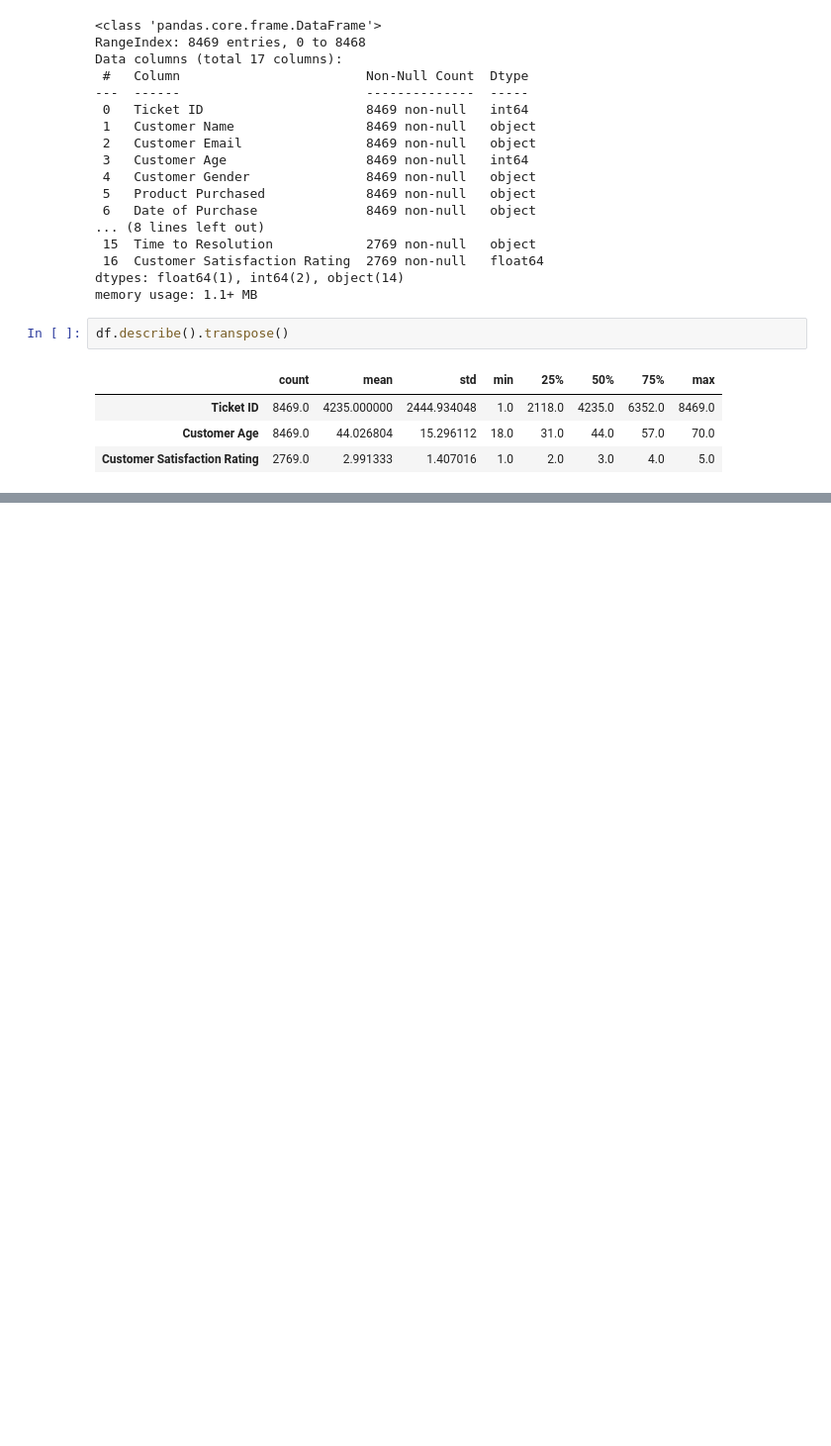
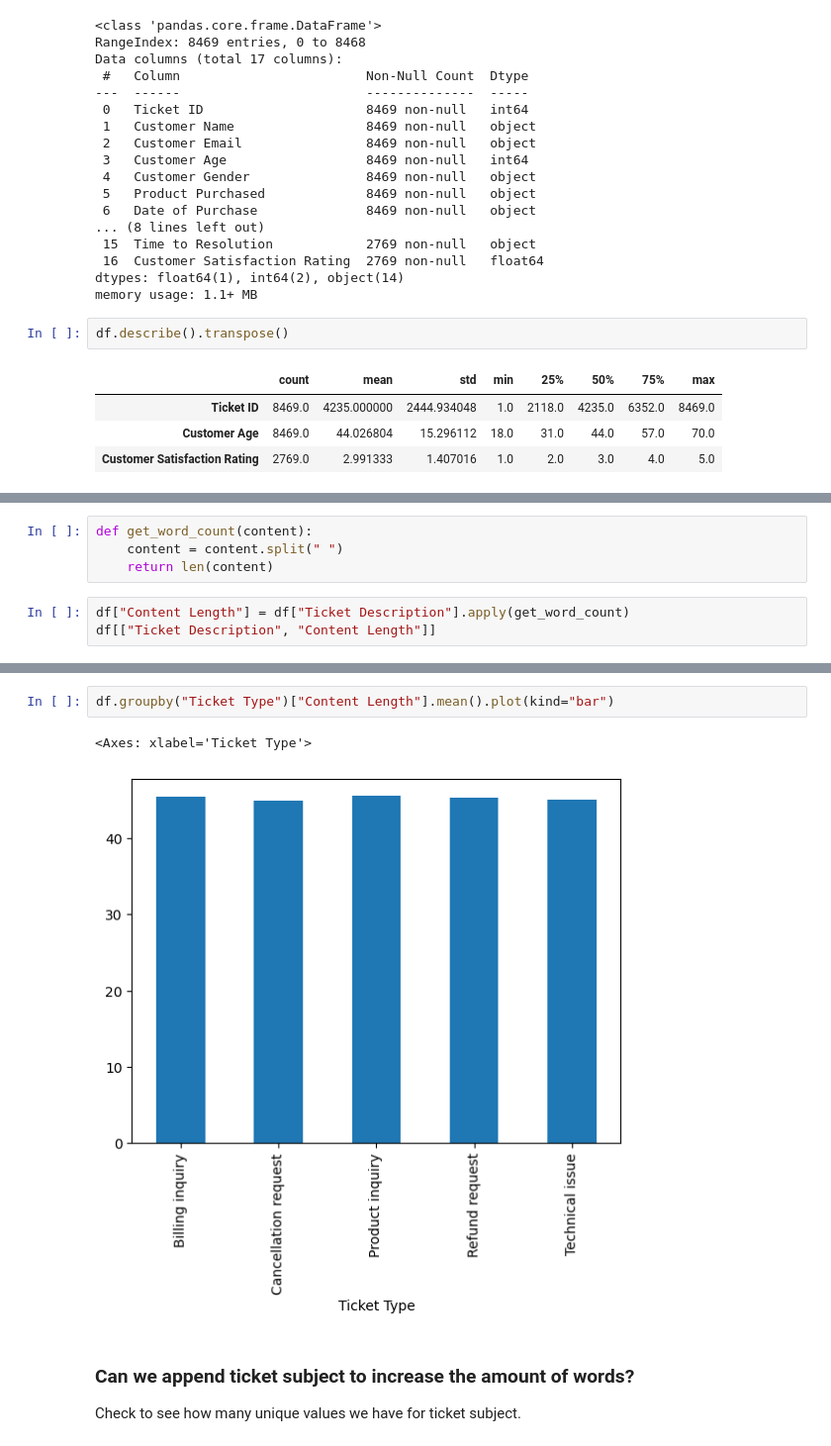
Before and after one commit to ehoanshelt/Support-Ticket-Categorizer, a Jupyter notebook: notebooks/EDA.ipynb, the cells around one changed output, grey strips where cells are left out. Shown: that part at 99% size. Cells and saved outputs as stored; diff of their text form; blank space fills up the shorter version.

```diff
--- a/notebooks/EDA.ipynb
+++ b/notebooks/EDA.ipynb
@@ -43,0 +64,7 @@ df.describe().transpose()
+# %%
+def get_word_count(content):
+    content = content.split(" ")
+    return len(content)
+# %%
+df["Content Length"] = df["Ticket Description"].apply(get_word_count)
+df[["Ticket Description", "Content Length"]]
@@ -43,0 +85,8 @@ df.describe().transpose()
+# %%
+df.groupby("Ticket Type")["Content Length"].mean().plot(kind="bar")
+# %% [output]
+<Axes: xlabel='Ticket Type'>
+[figure, added]
+# %% [markdown]
+### Can we append ticket subject to increase the amount of words?
+Check to see how many unique values we have for ticket subject.
```
Also changed, not shown: parts of 10 cells of this notebook.
